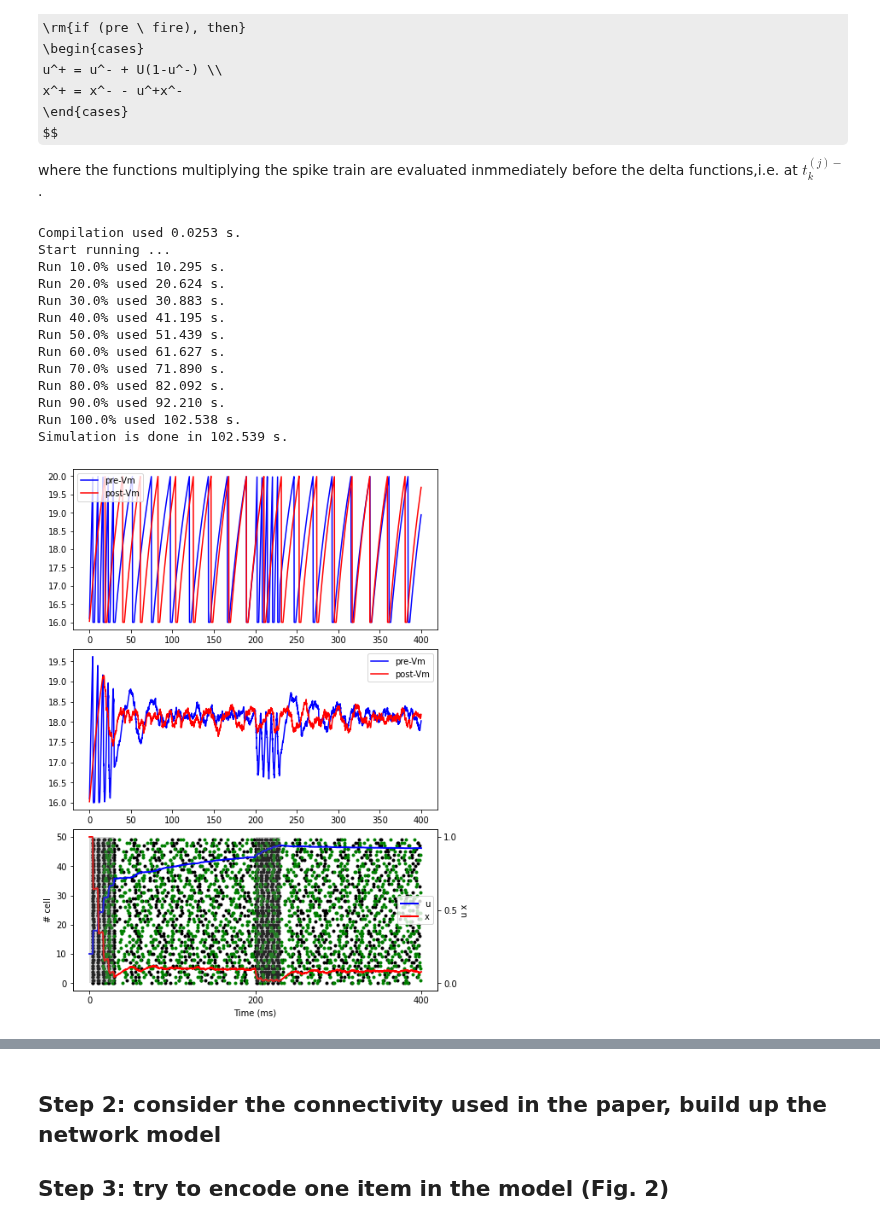
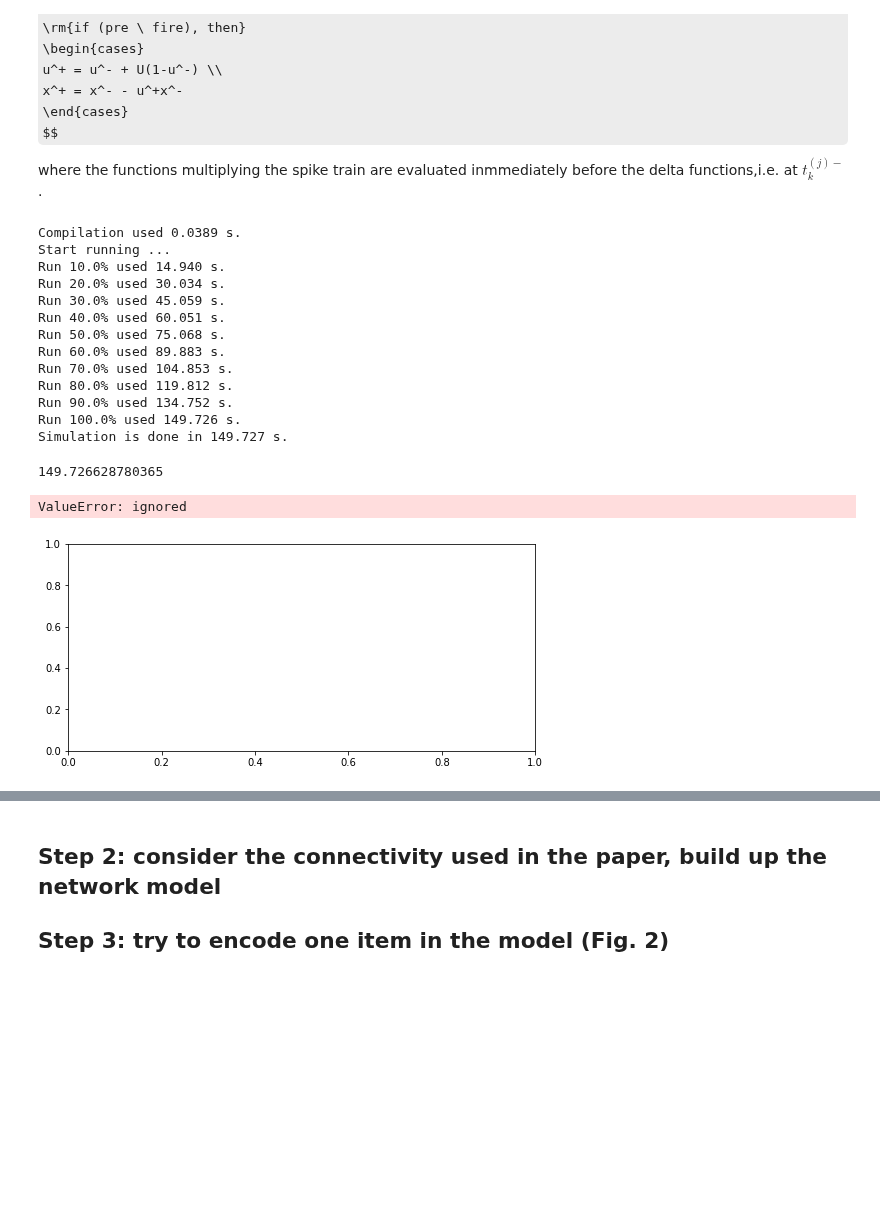
Before and after one commit to AohuaCheng/Neuro-and-Complexity-Science, a Jupyter notebook: project/project_spiking_circuit_model_for_working_memory.ipynb, the cells around one changed output, grey strips where cells are left out. Saved outputs shown, nothing was run; the diff lists cells and outputs as text; code cells hidden in the pictures; some formulas as TeX source; blank space fills up the shorter version.

```diff
--- a/project/project_spiking_circuit_model_for_working_memory.ipynb
+++ b/project/project_spiking_circuit_model_for_working_memory.ipynb
@@ -284,75 +296,75 @@ class STP(bp.TwoEndConn):
       self.u[i] = u
       self.x[i] = x
       self.post.Irec[post_id] += self.I_syn.pull(i)
+# %%
+## STP
+tau_m_E = 50
+tau_m_I = 30
+# set stimulation signal
+t_size = 100
+t_duration = 400
+T_cue = 30
+
+idx_duration = int(t_duration / dt)
+input_A = bp.ops.ones(idx_duration)
+idx_T_cue = int(T_cue / dt)
+input_A[0: idx_T_cue] = 2
+input_A[int(idx_duration/2): int(idx_duration/2)+idx_T_cue] = 2
+input_I = (input_A-1)*np.random.normal(mu_ext_E, sigma_ext_E, size=idx_duration)
+
+neu1 = LIF(size=t_size, cls=1, monitors=['V','spike'])
+neu2 = LIF(size=t_size, cls=1, monitors=['V','spike'])
+
+syn = STP(pre=neu1, post=neu2, conn=bp.connect.FixedProb(prob=0.2), monitors=['u', 'x'])
+net = bp.Network(neu1, syn, neu2)
+net.run(duration=t_duration, inputs=(neu1, 'input', input_I) ,report=True)
+# %% [output]
+Compilation used 0.0389 s.
+Start running ...
+Run 10.0% used 14.940 s.
+Run 20.0% used 30.034 s.
+Run 30.0% used 45.059 s.
+Run 40.0% used 60.051 s.
+Run 50.0% used 75.068 s.
+Run 60.0% used 89.883 s.
+Run 70.0% used 104.853 s.
+Run 80.0% used 119.812 s.
+Run 90.0% used 134.752 s.
+Run 100.0% used 149.726 s.
+Simulation is done in 149.727 s.
+149.726628780365
 # %%
-## STP
-tau_m_E = 30
-tau_m_I = 20
-# set stimulation signal
-t_size = 100
-t_duration = 400
-T_cue = 30
-
-idx_duration = int(t_duration / dt)
-input_A = bp.ops.ones(idx_duration)
-idx_T_cue = int(T_cue / dt)
-input_A[0: idx_T_cue] = 2
-input_A[int(idx_duration/2): int(idx_duration/2)+idx_T_cue] = 2
-input_I = (input_A-1)*np.random.normal(mu_ext_E, sigma_ext_E, size=idx_duration)
-weight = np.ones(t_size)
-weight[int(t_size*0.8):t_size] = 0.4
-
-neu1 = LIF(size=t_size, monitors=['V','spike'])
-neu2 = LIF(size=t_size, monitors=['V','spike'])
-
-syn = STP(pre=neu1, post=neu2, conn=bp.connect.FixedProb(prob=0.2),
-      weight=weight, monitors=['u', 'x'])
-net = bp.Network(neu1, syn, neu2)
-net.run(duration=t_duration, inputs=(neu1, 'input', input_I) ,report=True)
-
 # plot
 fig, gs = bp.visualize.get_figure(row_num=3, col_num=1, row_len=3, col_len=7)
 
 fig.add_subplot(gs[0, 0])
 plt.plot(net.ts, neu1.mon.V[:,0], color='b', label='pre-Vm')
 plt.plot(net.ts, neu2.mon.V[:,0], color='r', label='post-Vm')
 plt.legend(loc='best')
 fig.add_subplot(gs[1, 0])
 plt.plot(net.ts, np.mean(neu1.mon.V,axis=1), color='b', label='pre-Vm')
 plt.plot(net.ts, np.mean(neu2.mon.V,axis=1), color='r', label='post-Vm')
 plt.legend(loc='best')
 ax=fig.add_subplot(gs[2, 0])
 bp.visualize.raster_plot(net.ts, neu1.mon.spike[:,0:int(t_size/2)], markersize=6, color='k', ylabel='')
 bp.visualize.raster_plot(net.ts, neu1.mon.spike[:,int(t_size/2):t_size], markersize=6, color='k', ylabel='')
 bp.visualize.raster_plot(net.ts, neu2.mon.spike[:,0:int(t_size/2)], markersize=6, color='g', ylabel='')
 bp.visualize.raster_plot(net.ts, neu2.mon.spike[:,int(t_size/2):t_size], markersize=6, color='g', ylabel='')
 plt.plot(net.ts, np.mean(syn.mon.u, axis=1)*int(t_size/2), color='b', linewidth=2., label='u')
 plt.plot(net.ts, np.mean(syn.mon.x, axis=1)*int(t_size/2), color='r', linewidth=2., label='x')
 plt.legend(loc='best')
 # add ylabel
 ax.set_ylabel(('# cell'))
 ax1 = ax.twinx()
-ax1.set_ylabel(('u x'))
+ax1.set_ylabel(('u, x'))
 # add ticks
 plt.xticks([0, t_duration/2, t_duration])
 plt.yticks([0, 0.5, 1])
 # add shade
 plt.fill_between([0,T_cue],0,1,facecolor='gray',alpha=0.3)
 plt.fill_between([t_duration/2, t_duration/2+T_cue],0,1,facecolor='gray',alpha=0.3)
 
 plt.show()
 # %% [output]
-Compilation used 0.0253 s.
-Start running ...
-Run 10.0% used 10.295 s.
-Run 20.0% used 20.624 s.
-Run 30.0% used 30.883 s.
-Run 40.0% used 41.195 s.
-Run 50.0% used 51.439 s.
-Run 60.0% used 61.627 s.
-Run 70.0% used 71.890 s.
-Run 80.0% used 82.092 s.
-Run 90.0% used 92.210 s.
-Run 100.0% used 102.538 s.
-Simulation is done in 102.539 s.
+ValueError: ignored
-[figure, old version]
+[figure, new version]
```
Also changed, not shown: parts of 7 cells of this notebook.
